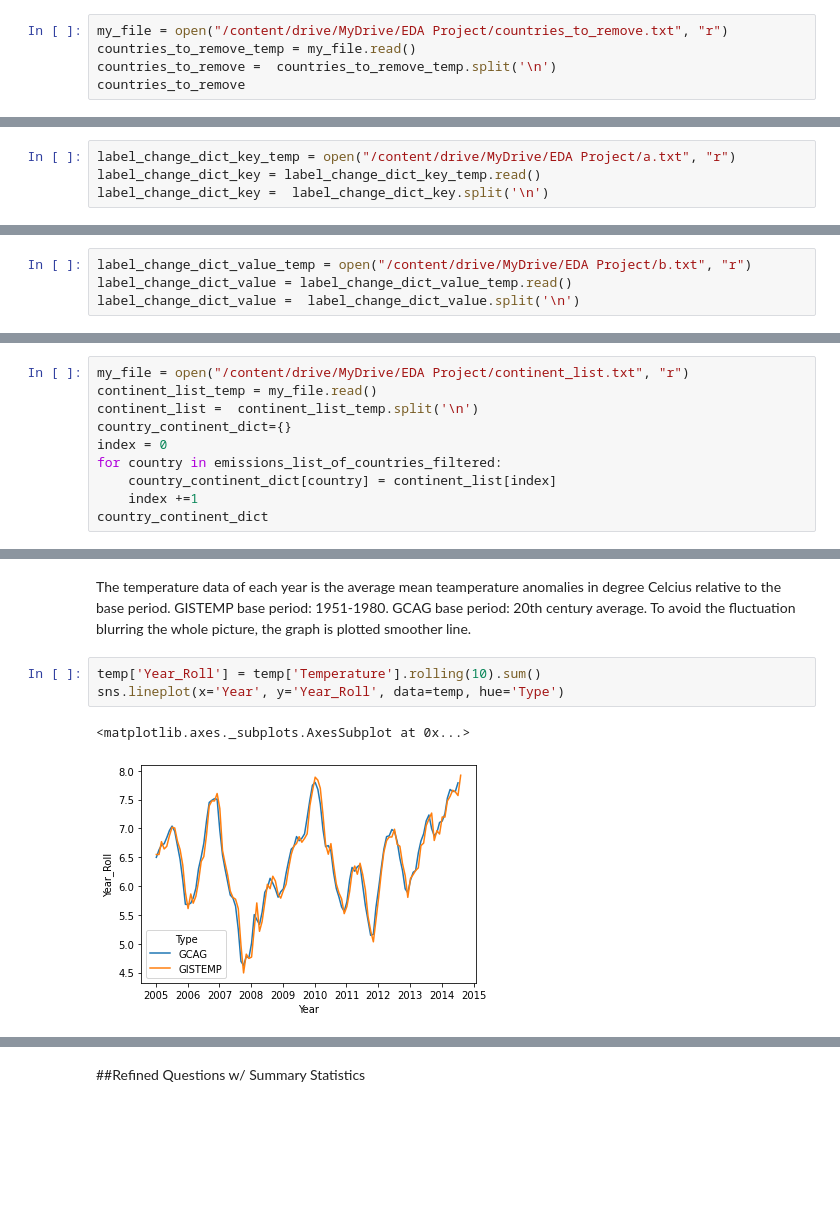
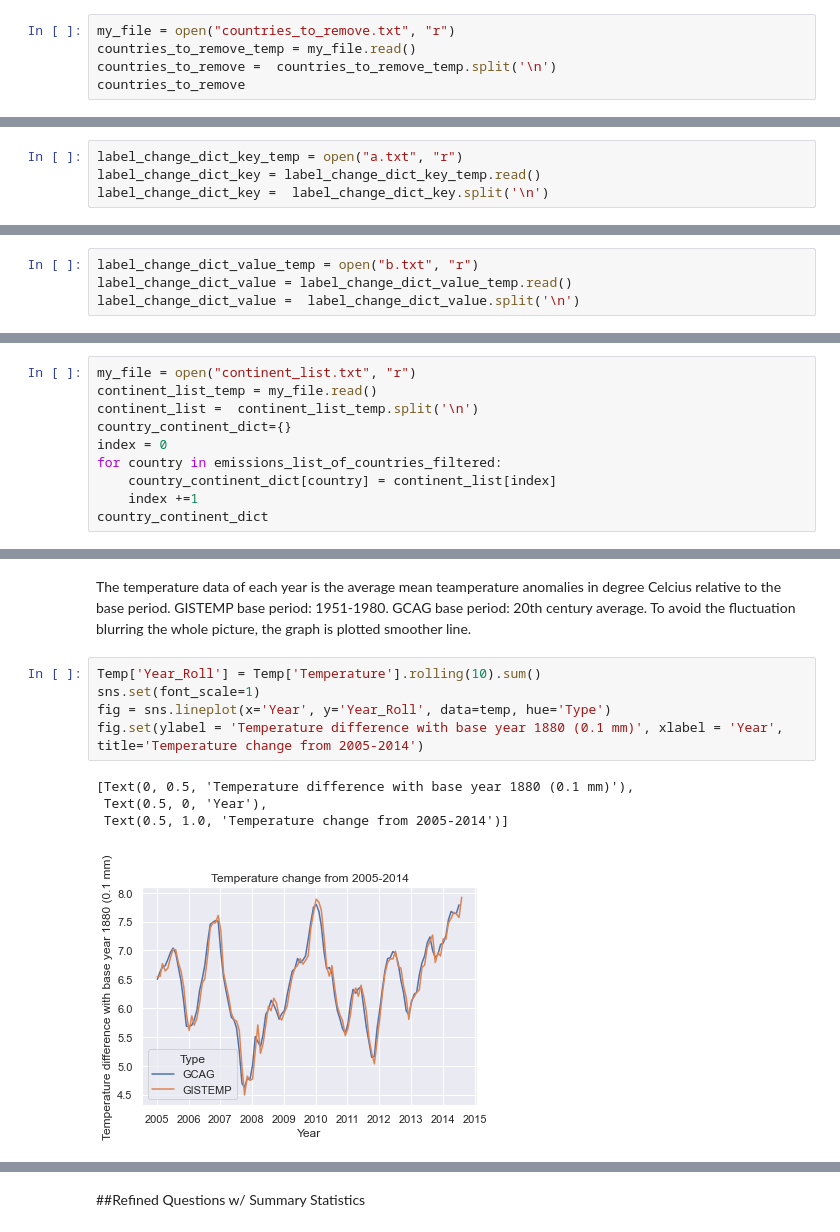
Before and after one commit to Yi-Hsueh-Yang/EU_Climate, a Jupyter notebook: EDA.ipynb, the cells around one changed output, grey strips where cells are left out. Saved outputs shown, nothing was run; the diff lists cells and outputs as text; blank space fills up the shorter version.

```diff
--- a/EDA.ipynb
+++ b/EDA.ipynb
@@ -465,7 +639,7 @@ missing_list
 # %% [markdown]
 After looking through the missing countries we find that a majority of them just need their names adjusted slightly. However there are a small amount that need to be removed from the emissions data since they won't be plotted:
 # %%
-my_file = open("/content/drive/MyDrive/EDA Project/countries_to_remove.txt", "r")
+my_file = open("countries_to_remove.txt", "r")
 countries_to_remove_temp = my_file.read()
 countries_to_remove =  countries_to_remove_temp.split('\n')
 countries_to_remove
@@ -481,13 +665,13 @@ Now we have to adjust the names of the countries in the emissions data to match
 
 This first file contains the keys of the change dictionary. These are the previous names:
 # %%
-label_change_dict_key_temp = open("/content/drive/MyDrive/EDA Project/a.txt", "r")
+label_change_dict_key_temp = open("a.txt", "r")
 label_change_dict_key = label_change_dict_key_temp.read()
 label_change_dict_key =  label_change_dict_key.split('\n')
 # %% [markdown]
 The second file contains the new labels for the countries:
 # %%
-label_change_dict_value_temp = open("/content/drive/MyDrive/EDA Project/b.txt", "r")
+label_change_dict_value_temp = open("b.txt", "r")
 label_change_dict_value = label_change_dict_value_temp.read()
 label_change_dict_value =  label_change_dict_value.split('\n')
 # %% [markdown]
@@ -518,7 +718,7 @@ emissions_list_of_countries_filtered = sorted(emissions_data['Country'].unique()
 # %% [markdown]
 We want to plot the sum of emissions for each continent. In 'continent_list.txt' we have created a manual correlation between each country and it's associated continent.
 # %%
-my_file = open("/content/drive/MyDrive/EDA Project/continent_list.txt", "r")
+my_file = open("continent_list.txt", "r")
 continent_list_temp = my_file.read()
 continent_list =  continent_list_temp.split('\n')
 country_continent_dict={}
@@ -709,11 +944,15 @@ sea_filter2['GMSL'].plot(kind='box', figsize=(7,5))
 # %% [markdown]
 The temperature data of each year is the average mean teamperature anomalies in degree Celcius relative to the base period. GISTEMP base period: 1951-1980. GCAG base period: 20th century average. To avoid the fluctuation blurring the whole picture, the graph is plotted smoother line.
 # %%
-temp['Year_Roll'] = temp['Temperature'].rolling(10).sum()
-sns.lineplot(x='Year', y='Year_Roll', data=temp, hue='Type')
+Temp['Year_Roll'] = Temp['Temperature'].rolling(10).sum()
+sns.set(font_scale=1)
+fig = sns.lineplot(x='Year', y='Year_Roll', data=temp, hue='Type')
+fig.set(ylabel = 'Temperature difference with base year 1880 (0.1 mm)', xlabel = 'Year', title='Temperature change from 2005-2014')
 # %% [output]
-<matplotlib.axes._subplots.AxesSubplot at 0x...>
+[Text(0, 0.5, 'Temperature difference with base year 1880 (0.1 mm)'),
+ Text(0.5, 0, 'Year'),
+ Text(0.5, 1.0, 'Temperature change from 2005-2014')]
-[figure, old version]
+[figure, new version]
 # %%
 plt.subplots(figsize=(12, 8))
 fig = sns.lineplot(x='year', y='value', data=euETS)
```
Also changed, not shown: parts of 61 cells of this notebook, 15 other files.
